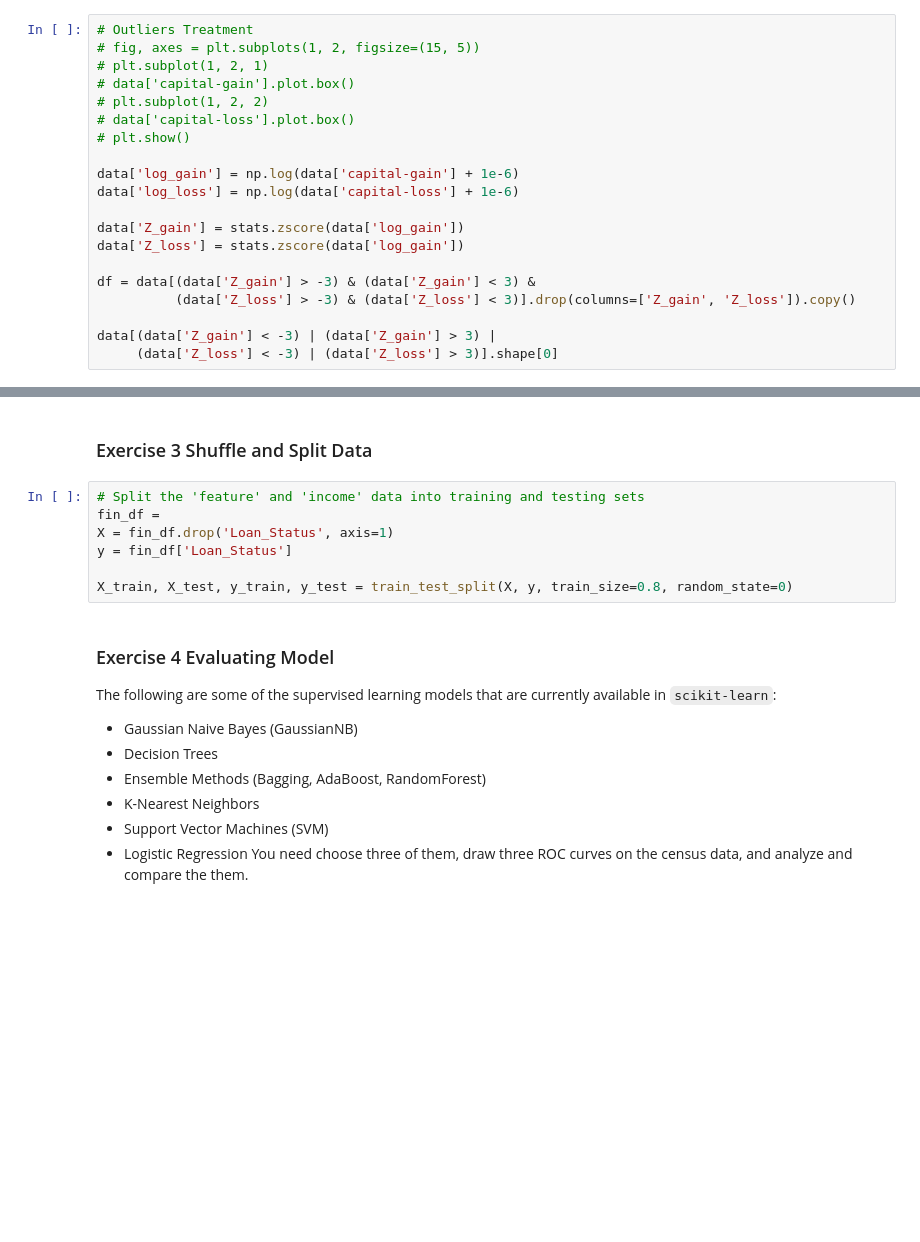
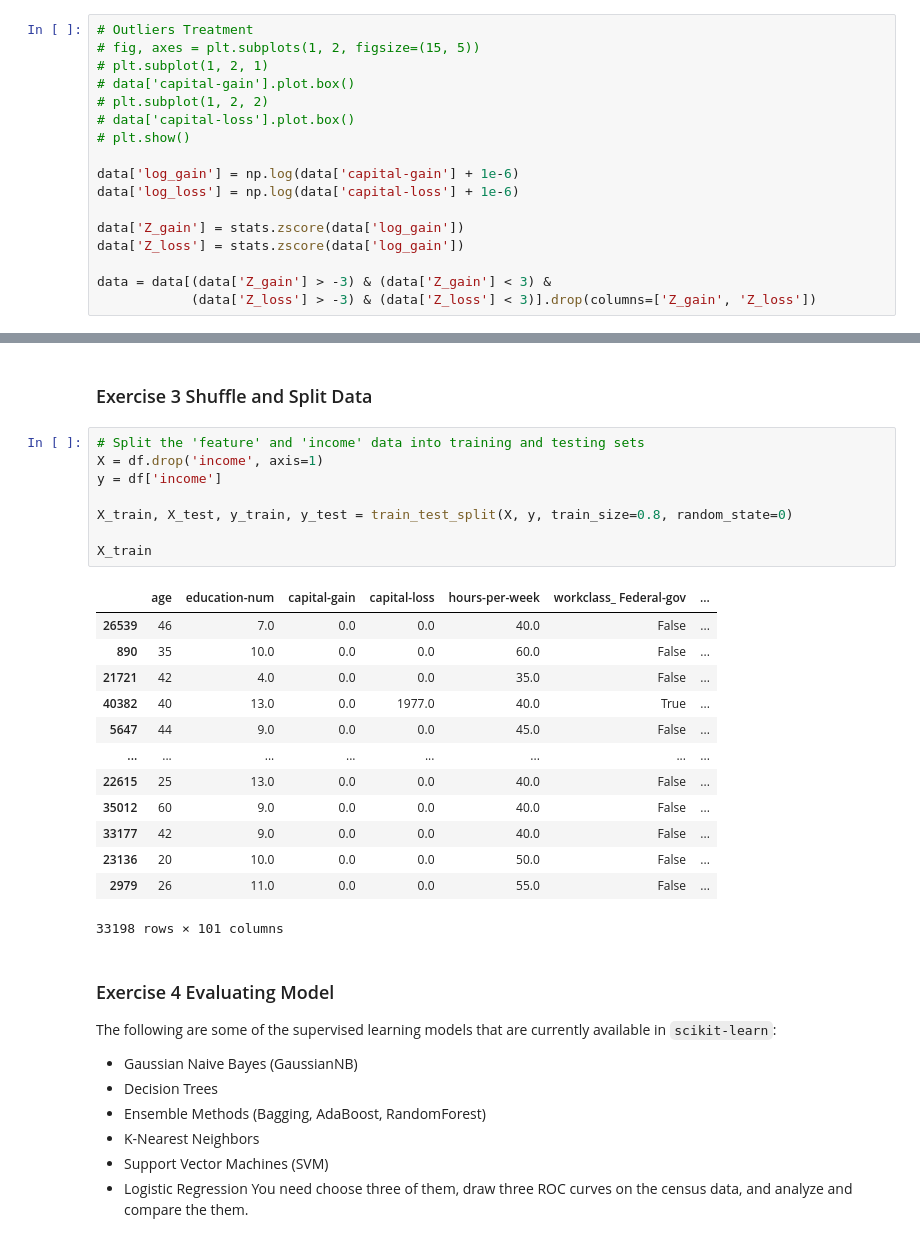
Before and after one commit to Artanisax/CS329-2023Fall, a Jupyter notebook: Lab02/Lab02_Assignment_Template.ipynb, the cells around one changed output, grey strips where cells are left out. Cells and saved outputs as stored; diff of their text form; blank space fills up the shorter version.

```diff
--- a/Lab02/Lab02_Assignment_Template.ipynb
+++ b/Lab02/Lab02_Assignment_Template.ipynb
@@ -78,8 +86,5 @@ data['log_loss'] = np.log(data['capital-loss'] + 1e-6)
 data['Z_gain'] = stats.zscore(data['log_gain'])
 data['Z_loss'] = stats.zscore(data['log_gain'])
 
-df = data[(data['Z_gain'] > -3) & (data['Z_gain'] < 3) &
-          (data['Z_loss'] > -3) & (data['Z_loss'] < 3)].drop(columns=['Z_gain', 'Z_loss']).copy()
-
-data[(data['Z_gain'] < -3) | (data['Z_gain'] > 3) |
-     (data['Z_loss'] < -3) | (data['Z_loss'] > 3)].shape[0]
+data = data[(data['Z_gain'] > -3) & (data['Z_gain'] < 3) &
+            (data['Z_loss'] > -3) & (data['Z_loss'] < 3)].drop(columns=['Z_gain', 'Z_loss'])
@@ -105,11 +114,26 @@ plt.show()
 ### Exercise 3 Shuffle and Split Data
 # %%
 # Split the 'feature' and 'income' data into training and testing sets
-fin_df =
-X = fin_df.drop('Loan_Status', axis=1)
-y = fin_df['Loan_Status']
+X = df.drop('income', axis=1)
+y = df['income']
 
 X_train, X_test, y_train, y_test = train_test_split(X, y, train_size=0.8, random_state=0)
+
+X_train
+# %% [output]
+|  | age | education-num | capital-gain | capital-loss | hours-per-week | workclass_ Federal-gov | ... |
+| 26539 | 46 | 7.0 | 0.0 | 0.0 | 40.0 | False | ... |
+| 890 | 35 | 10.0 | 0.0 | 0.0 | 60.0 | False | ... |
+| 21721 | 42 | 4.0 | 0.0 | 0.0 | 35.0 | False | ... |
+| 40382 | 40 | 13.0 | 0.0 | 1977.0 | 40.0 | True | ... |
+| 5647 | 44 | 9.0 | 0.0 | 0.0 | 45.0 | False | ... |
+| ... | ... | ... | ... | ... | ... | ... | ... |
+| 22615 | 25 | 13.0 | 0.0 | 0.0 | 40.0 | False | ... |
+| 35012 | 60 | 9.0 | 0.0 | 0.0 | 40.0 | False | ... |
+| 33177 | 42 | 9.0 | 0.0 | 0.0 | 40.0 | False | ... |
+| 23136 | 20 | 10.0 | 0.0 | 0.0 | 50.0 | False | ... |
+| 2979 | 26 | 11.0 | 0.0 | 0.0 | 55.0 | False | ... |
+33198 rows × 101 columns
 # %% [markdown]
 ### Exercise 4 Evaluating Model
 The following are some of the supervised learning models that are currently available in `scikit-learn`:
```
Also changed, not shown: parts of 6 cells of this notebook.
